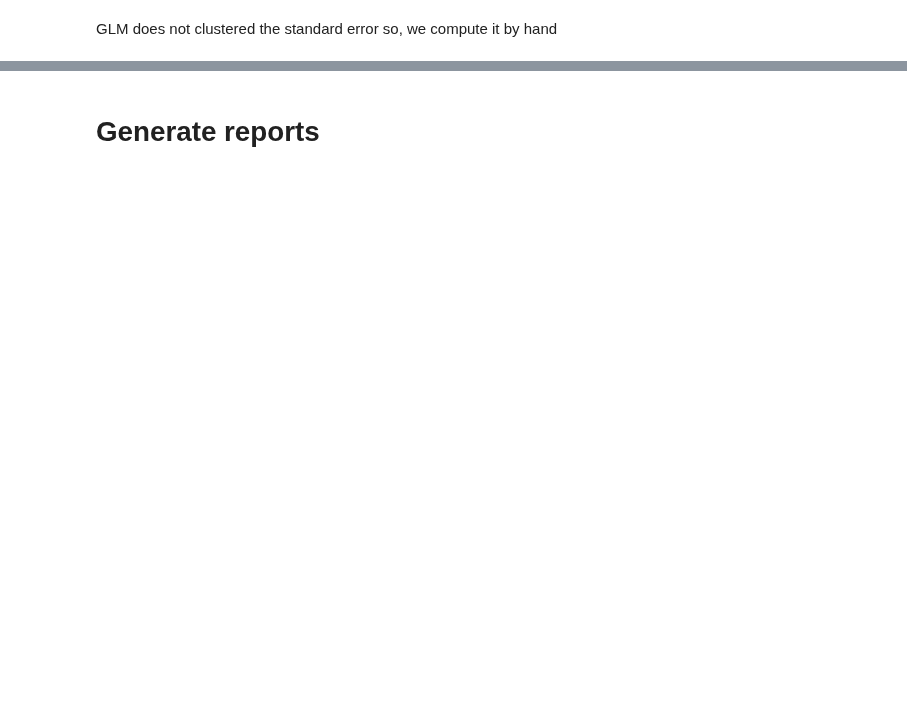
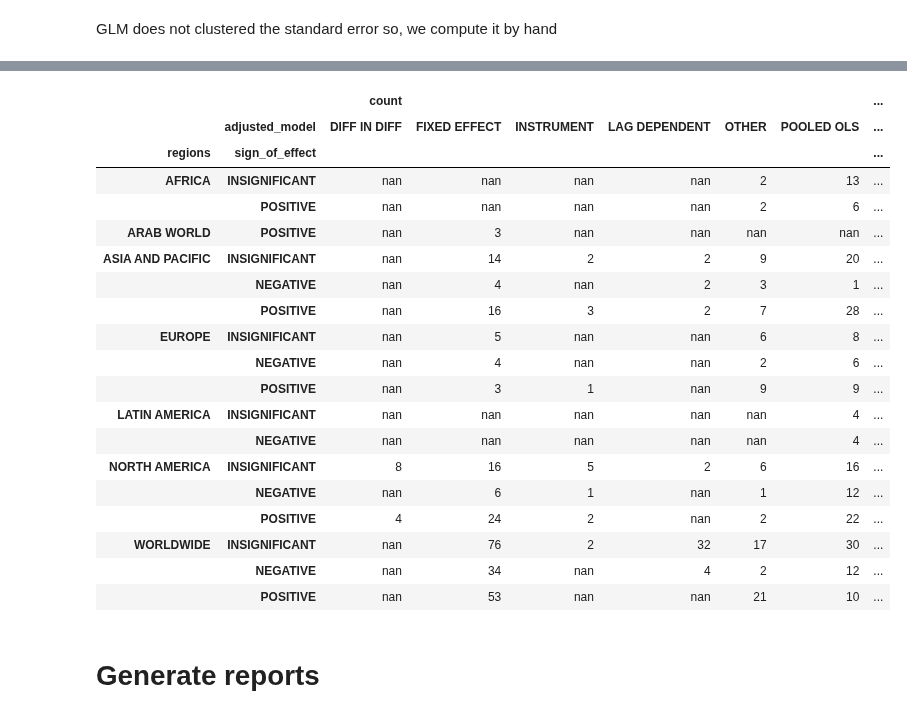
Before and after one commit to thomaspernet/esg_metadata, a Jupyter notebook: 02_data_analysis/01_model_train_evaluate/01_sign_of_effect/00_sign_of_effect_classification.ipynb, the cells around one changed output, grey strips where cells are left out. Drawn from its saved outputs; the diff is of its cells as text; code cells hidden in the pictures; blank space fills up the shorter version.

```diff
--- a/02_data_analysis/01_model_train_evaluate/01_sign_of_effect/00_sign_of_effect_classification.ipynb
+++ b/02_data_analysis/01_model_train_evaluate/01_sign_of_effect/00_sign_of_effect_classification.ipynb
@@ -562,3 +774,36 @@ stargazer(t_0, type = "text",
+# %%
+(
+    df
+    .groupby(['adjusted_model','sign_of_effect'])['regions']
+    .value_counts()
+    .rename('count')
+    .reset_index()
+    .set_index(['regions', 'sign_of_effect', 'adjusted_model'])
+    .unstack(-1)
+    .style
+    .format("{0:,.0f}")
+)
+# %% [output]
+|  |  | count |  |  |  |  |  | ... |
+|  | adjusted_model | DIFF IN DIFF | FIXED EFFECT | INSTRUMENT | LAG DEPENDENT | OTHER | POOLED OLS | ... |
+| regions | sign_of_effect |  |  |  |  |  |  | ... |
+| AFRICA | INSIGNIFICANT | nan | nan | nan | nan | 2 | 13 | ... |
+|  | POSITIVE | nan | nan | nan | nan | 2 | 6 | ... |
+| ARAB WORLD | POSITIVE | nan | 3 | nan | nan | nan | nan | ... |
+| ASIA AND PACIFIC | INSIGNIFICANT | nan | 14 | 2 | 2 | 9 | 20 | ... |
+|  | NEGATIVE | nan | 4 | nan | 2 | 3 | 1 | ... |
+|  | POSITIVE | nan | 16 | 3 | 2 | 7 | 28 | ... |
+| EUROPE | INSIGNIFICANT | nan | 5 | nan | nan | 6 | 8 | ... |
+|  | NEGATIVE | nan | 4 | nan | nan | 2 | 6 | ... |
+|  | POSITIVE | nan | 3 | 1 | nan | 9 | 9 | ... |
+| LATIN AMERICA | INSIGNIFICANT | nan | nan | nan | nan | nan | 4 | ... |
+|  | NEGATIVE | nan | nan | nan | nan | nan | 4 | ... |
+| NORTH AMERICA | INSIGNIFICANT | 8 | 16 | 5 | 2 | 6 | 16 | ... |
+|  | NEGATIVE | nan | 6 | 1 | nan | 1 | 12 | ... |
+|  | POSITIVE | 4 | 24 | 2 | nan | 2 | 22 | ... |
+| WORLDWIDE | INSIGNIFICANT | nan | 76 | 2 | 32 | 17 | 30 | ... |
+|  | NEGATIVE | nan | 34 | nan | 4 | 2 | 12 | ... |
+|  | POSITIVE | nan | 53 | nan | nan | 21 | 10 | ... |
 # %% [markdown]
 # Generate reports
 # %%
```
Also changed, not shown: parts of 51 cells of this notebook, 1 other file.
